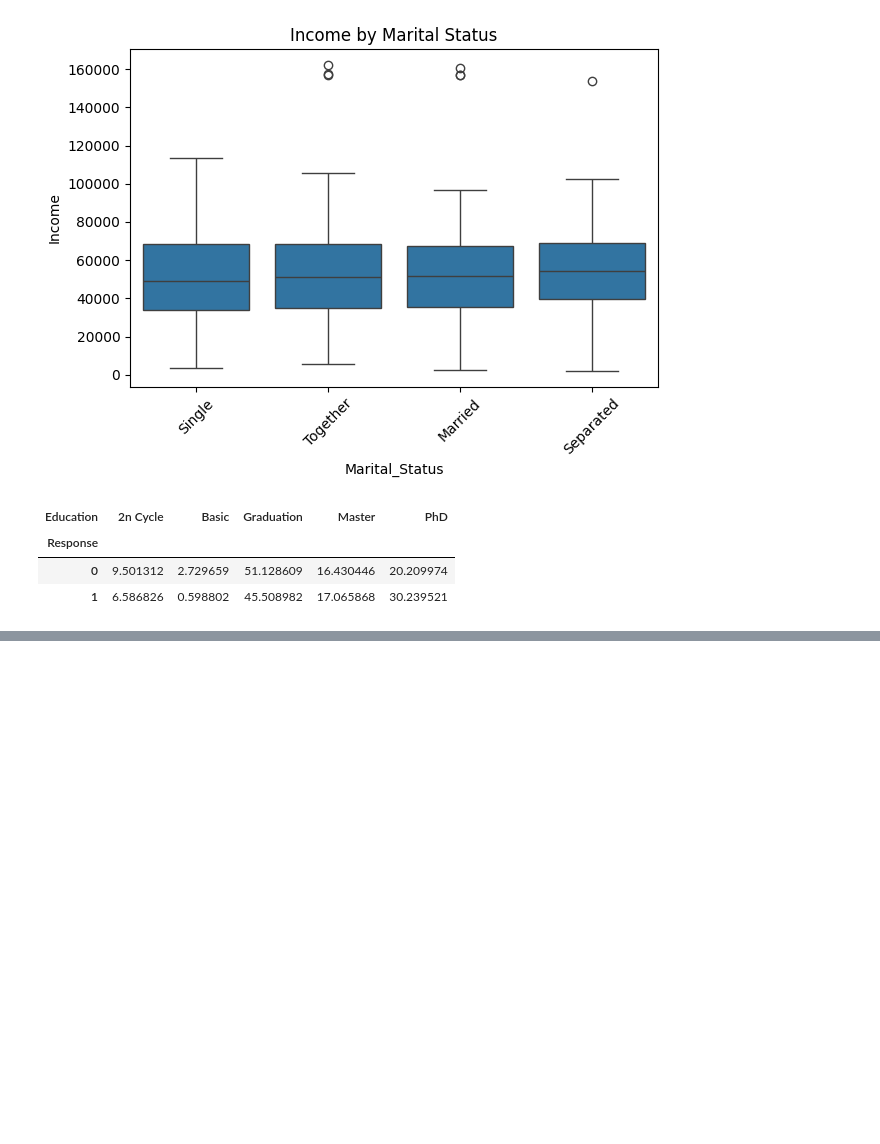
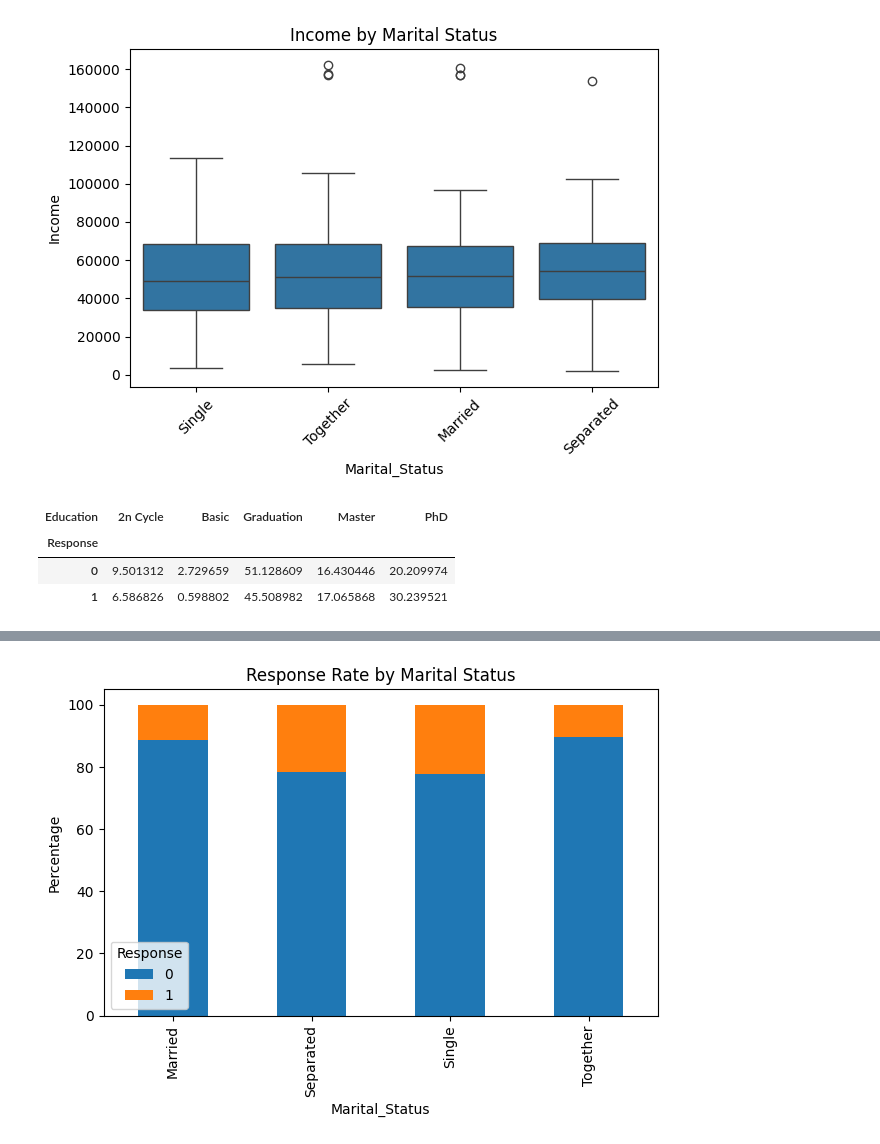
Before and after one commit to DataBells/marketing_project, a Jupyter notebook: marketing_analysis.ipynb, the cells around one changed output, grey strips where cells are left out. Saved outputs shown, nothing was run; the diff lists cells and outputs as text; code cells hidden in the pictures; blank space fills up the shorter version.

```diff
--- a/marketing_analysis.ipynb
+++ b/marketing_analysis.ipynb
@@ -325,0 +362,9 @@ pd.crosstab(df['Response'], df['Education'], normalize='index') * 100
+# %%
+cross_tab = pd.crosstab(index=df['Marital_Status'], columns=df['Response'], normalize='index') * 100
+cross_tab.plot(kind='bar', stacked=True)
+plt.title('Response Rate by Marital Status')
+plt.ylabel('Percentage')
+plt.tight_layout()
+plt.show()
+# %% [output]
+[figure, added]
```
Also changed, not shown: parts of 4 cells of this notebook.
